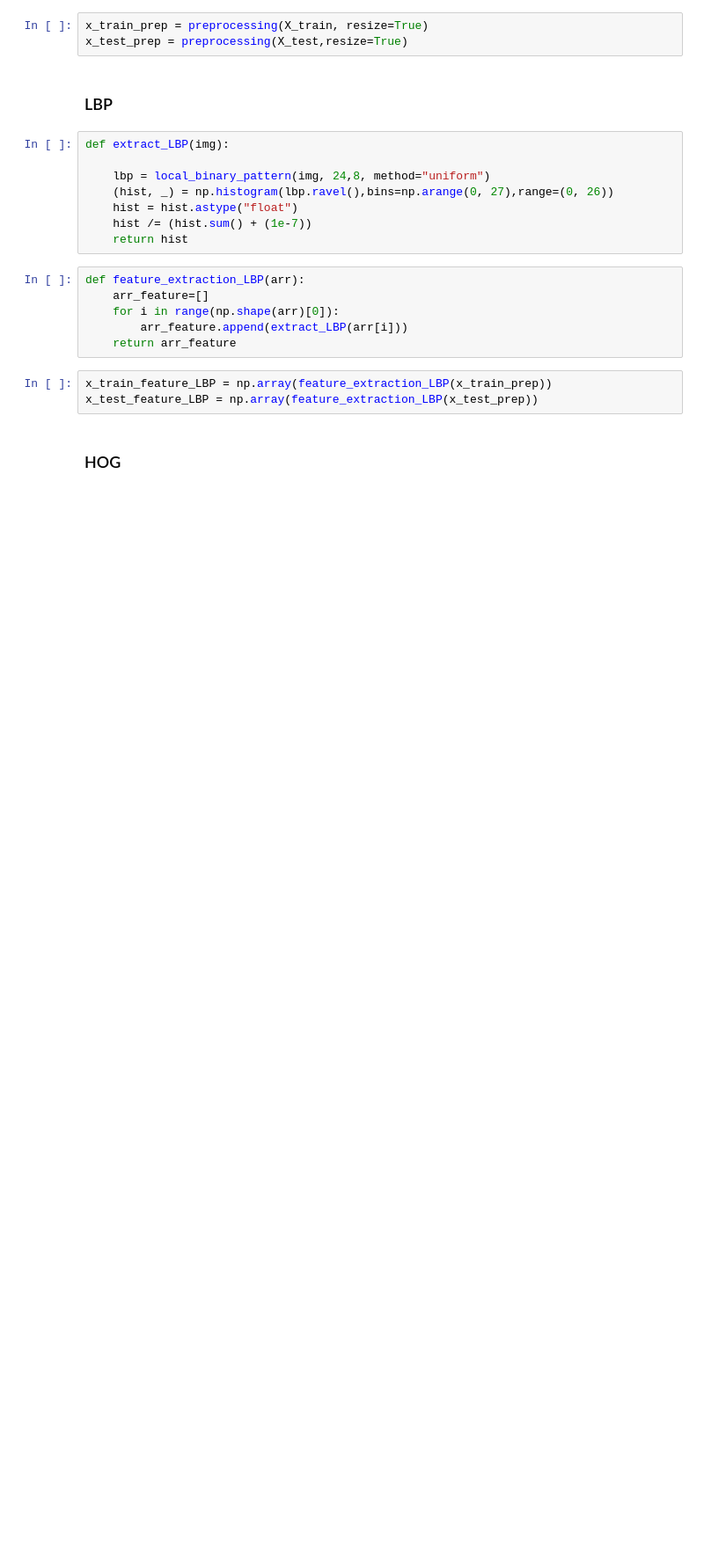
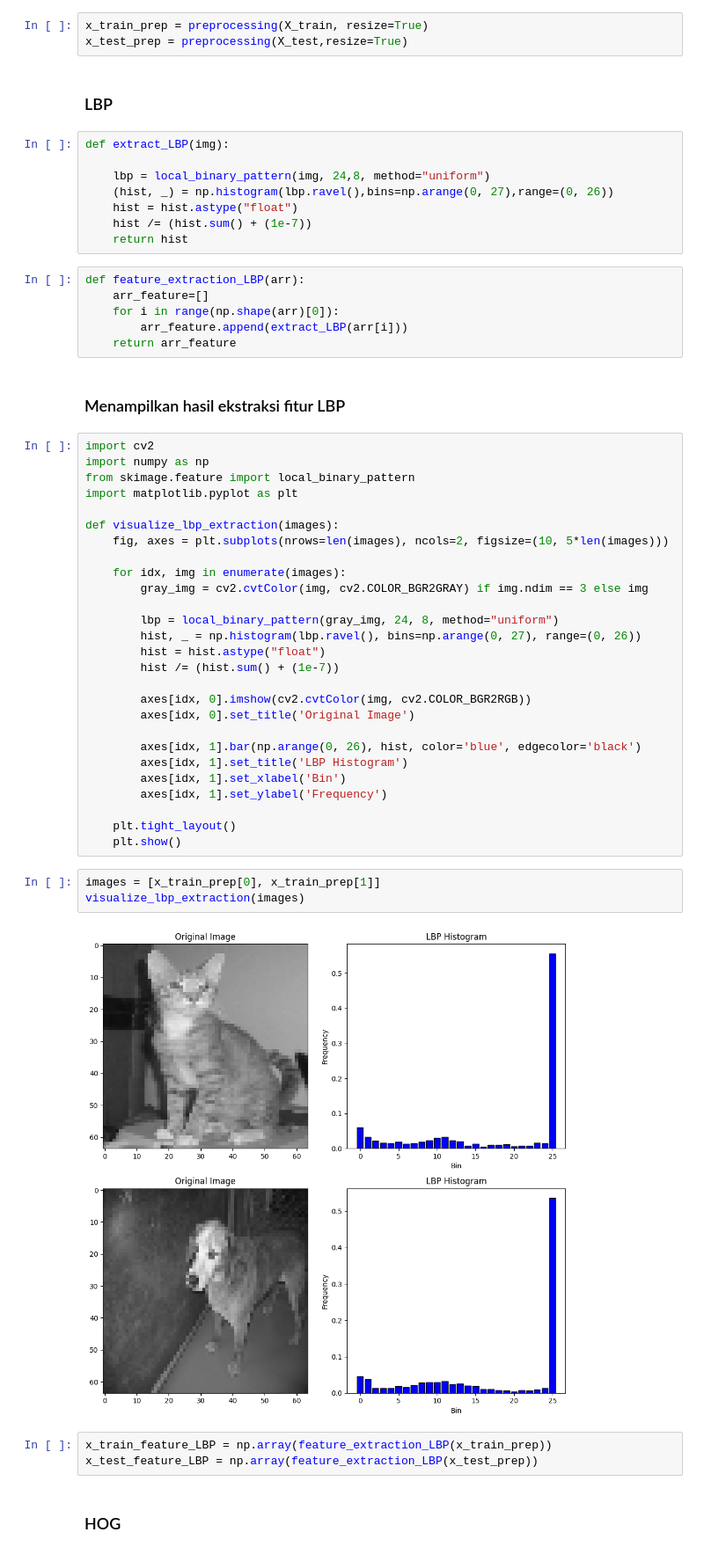
Before and after one commit to irizkyw/ComputerVision, a Jupyter notebook: W6_Assignment4/app.ipynb, the cells around one changed output. Shown at 88% size. Saved outputs shown, nothing was run; the diff lists cells and outputs as text; blank space fills up the shorter version.

```diff
--- a/W6_Assignment4/app.ipynb
+++ b/W6_Assignment4/app.ipynb
@@ -66,6 +67,40 @@ def feature_extraction_LBP(arr):
     for i in range(np.shape(arr)[0]):
         arr_feature.append(extract_LBP(arr[i]))
     return arr_feature
+# %% [markdown]
+### Menampilkan hasil ekstraksi fitur LBP
+# %%
+import cv2
+import numpy as np
+from skimage.feature import local_binary_pattern
+import matplotlib.pyplot as plt
+
+def visualize_lbp_extraction(images):
+    fig, axes = plt.subplots(nrows=len(images), ncols=2, figsize=(10, 5*len(images)))
+
+    for idx, img in enumerate(images):
+        gray_img = cv2.cvtColor(img, cv2.COLOR_BGR2GRAY) if img.ndim == 3 else img
+
+        lbp = local_binary_pattern(gray_img, 24, 8, method="uniform")
+        hist, _ = np.histogram(lbp.ravel(), bins=np.arange(0, 27), range=(0, 26))
+        hist = hist.astype("float")
+        hist /= (hist.sum() + (1e-7))
+
+        axes[idx, 0].imshow(cv2.cvtColor(img, cv2.COLOR_BGR2RGB))
+        axes[idx, 0].set_title('Original Image')
+
+        axes[idx, 1].bar(np.arange(0, 26), hist, color='blue', edgecolor='black')
+        axes[idx, 1].set_title('LBP Histogram')
+        axes[idx, 1].set_xlabel('Bin')
+        axes[idx, 1].set_ylabel('Frequency')
+
+    plt.tight_layout()
+    plt.show()
+# %%
+images = [x_train_prep[0], x_train_prep[1]]
+visualize_lbp_extraction(images)
+# %% [output]
+[figure, added]
 # %%
 x_train_feature_LBP = np.array(feature_extraction_LBP(x_train_prep))
 x_test_feature_LBP = np.array(feature_extraction_LBP(x_test_prep))
```
Also changed, not shown: parts of 29 cells of this notebook.
